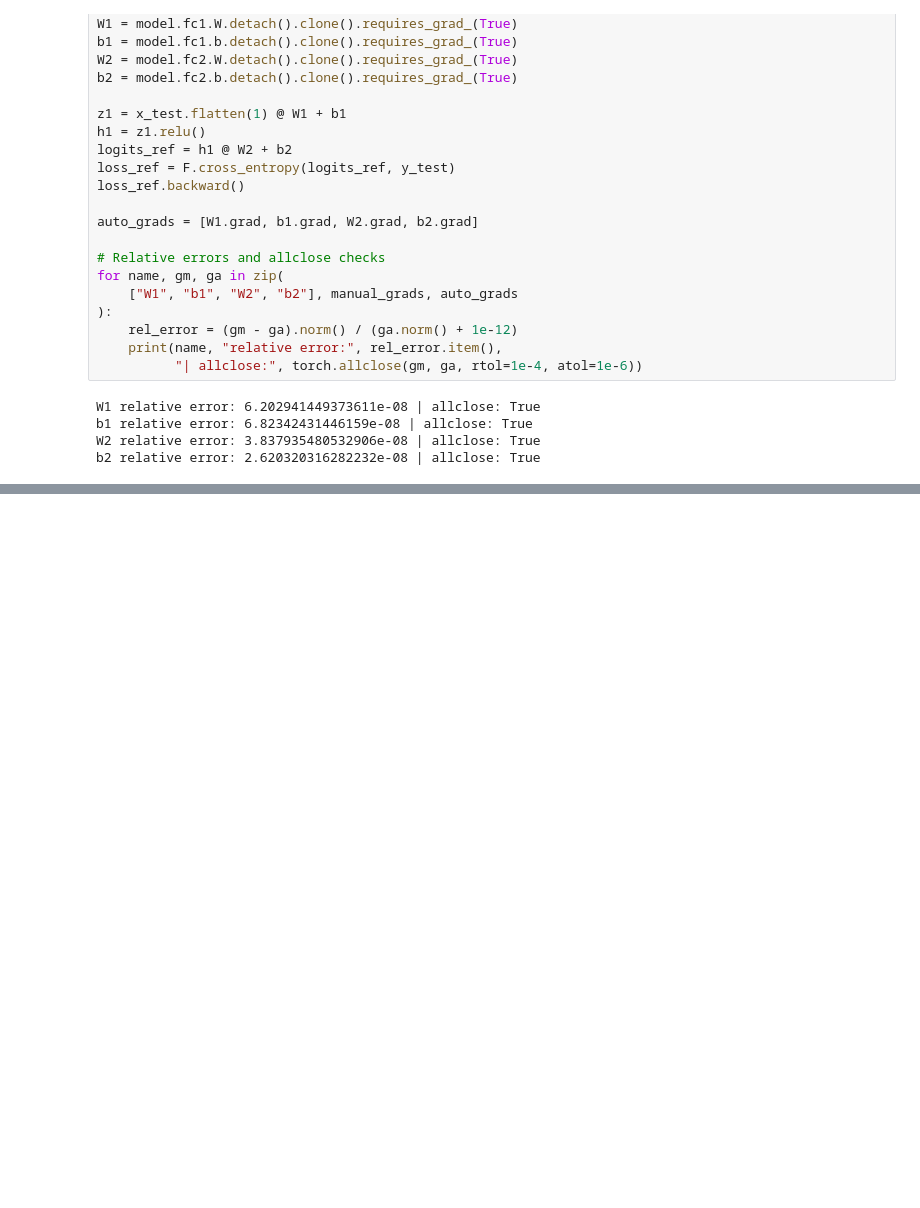
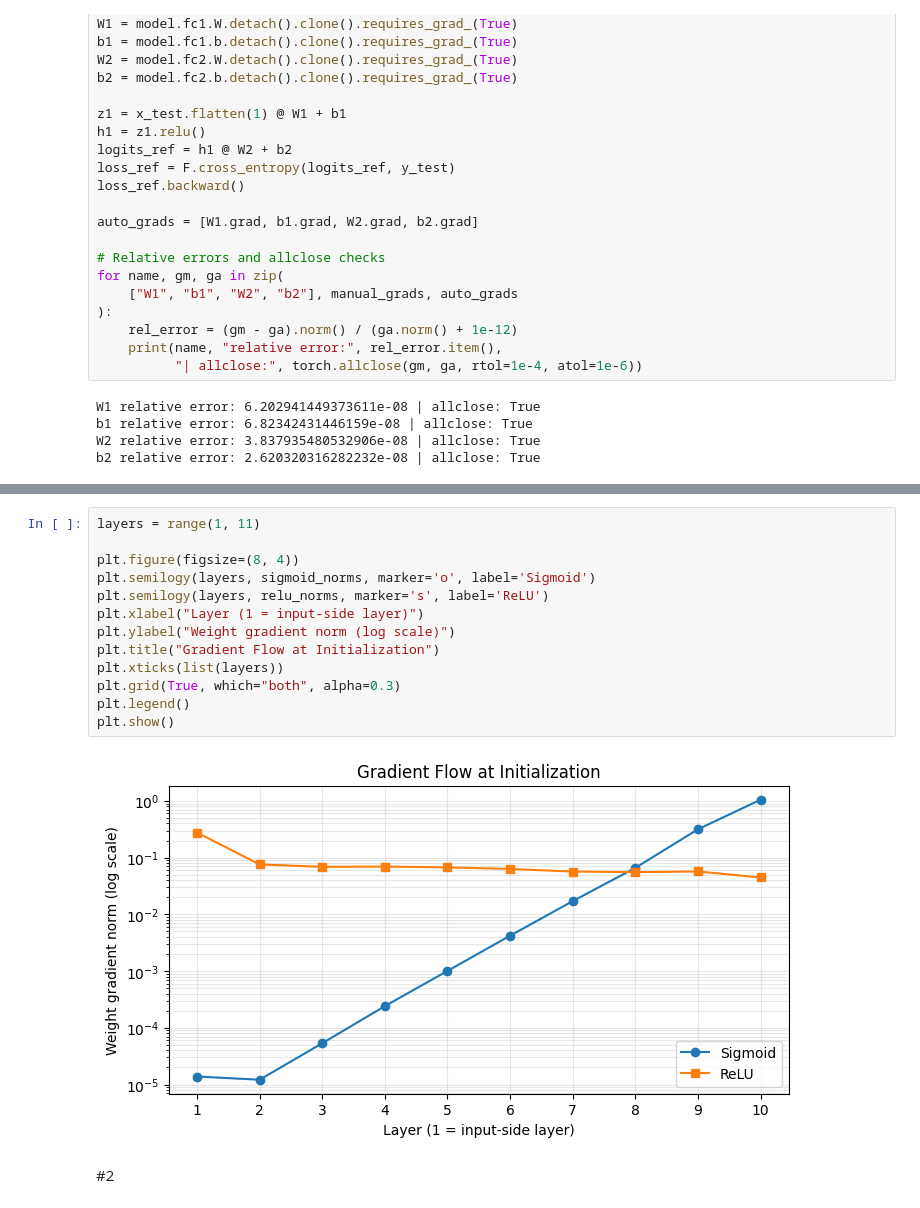
Before and after one commit to induwara-iluk/EN4554_CNN_assignment, a Jupyter notebook: 220235V_CNN_Assignment.ipynb, the cells around one changed output, grey strips where cells are left out. Cells and saved outputs as stored; diff of their text form; blank space fills up the shorter version.

```diff
--- a/220235V_CNN_Assignment.ipynb
+++ b/220235V_CNN_Assignment.ipynb
@@ -386,0 +436,17 @@ Validation accuracy: 51.36%
+# %%
+layers = range(1, 11)
+
+plt.figure(figsize=(8, 4))
+plt.semilogy(layers, sigmoid_norms, marker='o', label='Sigmoid')
+plt.semilogy(layers, relu_norms, marker='s', label='ReLU')
+plt.xlabel("Layer (1 = input-side layer)")
+plt.ylabel("Weight gradient norm (log scale)")
+plt.title("Gradient Flow at Initialization")
+plt.xticks(list(layers))
+plt.grid(True, which="both", alpha=0.3)
+plt.legend()
+plt.show()
+# %% [output]
+[figure, added]
+# %% [markdown]
+#2
```
Also changed, not shown: parts of 26 cells of this notebook.
